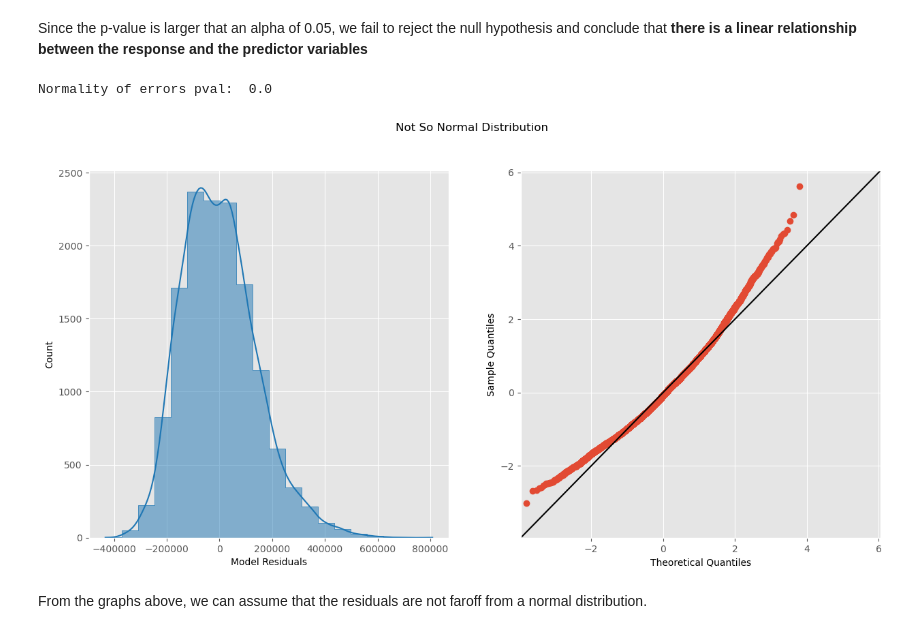
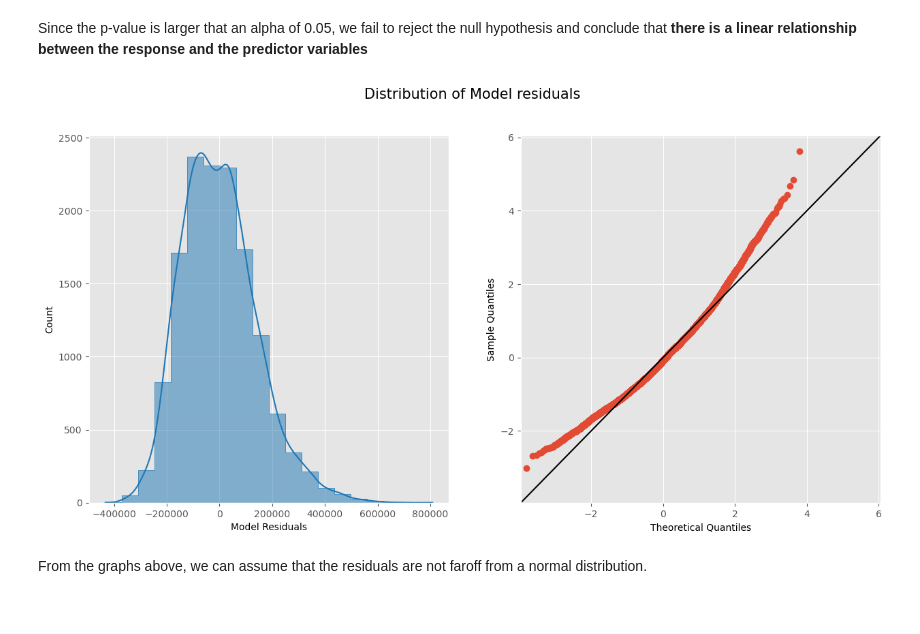
Before and after one commit to sha-ddie/Real-Estate-Analysis-Price-Prediction., a Jupyter notebook: student.ipynb, the cells around one changed output. Cells and saved outputs as stored; diff of their text form; code cells hidden in the pictures.

```diff
--- a/student.ipynb
+++ b/student.ipynb
@@ -667,21 +671,20 @@ Since the p-value is larger that an alpha of 0.05, we fail to reject the null hy
 # %%
 # check for normality of residuals
 
 # plotting the model residual to check for normality of residuals
 fig , (ax1,ax2)=plt.subplots(ncols=2, figsize=(15,7))
 sns.histplot(model_final.resid, bins=20, element="step", kde=True, ax=ax1,color="tab:blue")
 ax1.set_xlabel("Model Residuals")
 
 # Use qqplot function from StatsModels
 sm.graphics.qqplot(model_final.resid, dist=stats.norm, line='45', fit=True, ax=ax2)
 # Customize plot appearance
 line = ax2.lines[1]
 line.set_color("black")
-fig.suptitle("Not So Normal Distribution")
+fig.suptitle("Distribution of Model residuals", fontsize='15')
 plt.tight_layout;
 # %% [output]
-Normality of errors pval:  0.0
-[figure, old version]
+[figure, new version]
 # %% [markdown]
 From the graphs above, we can assume that the residuals are not faroff from a normal distribution.
 # %%
```
Also changed, not shown: parts of 14 cells of this notebook.
